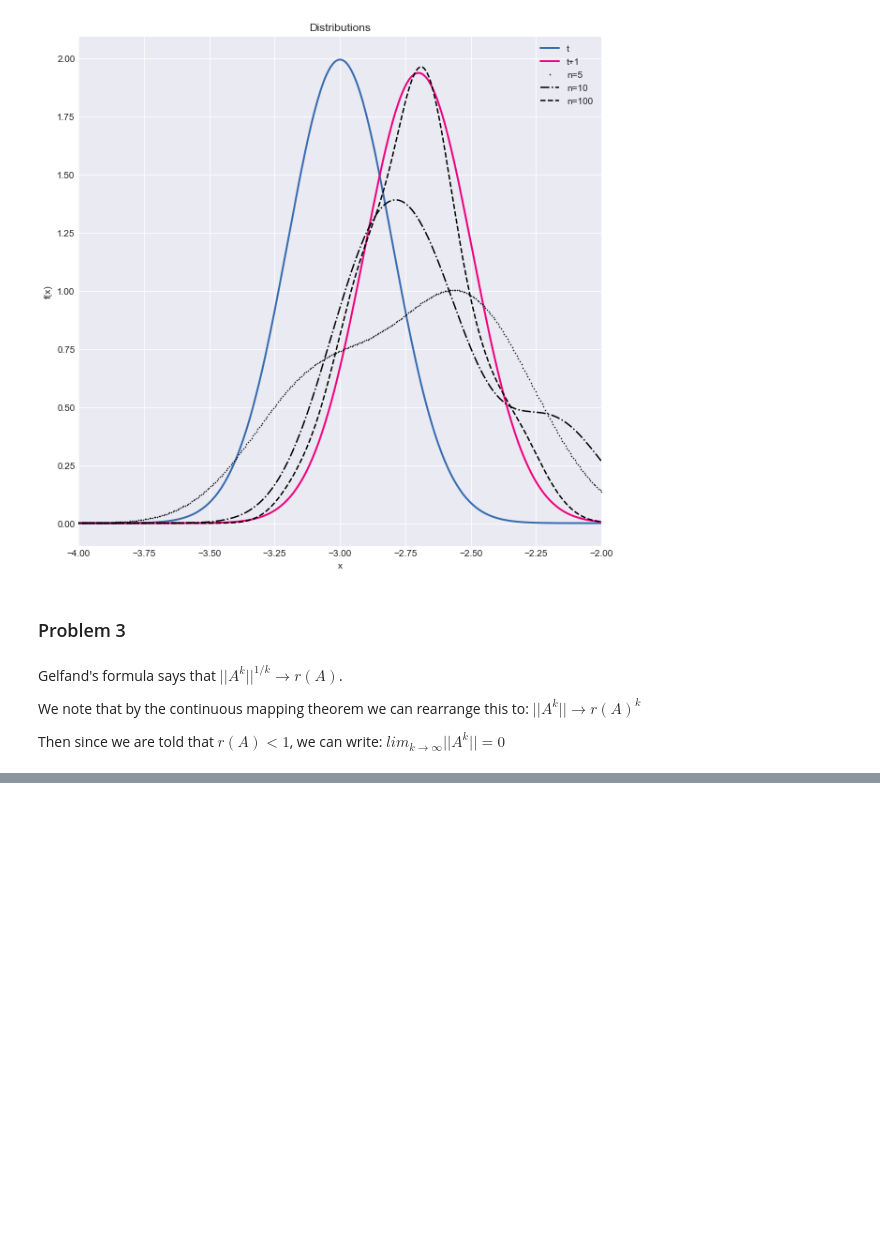
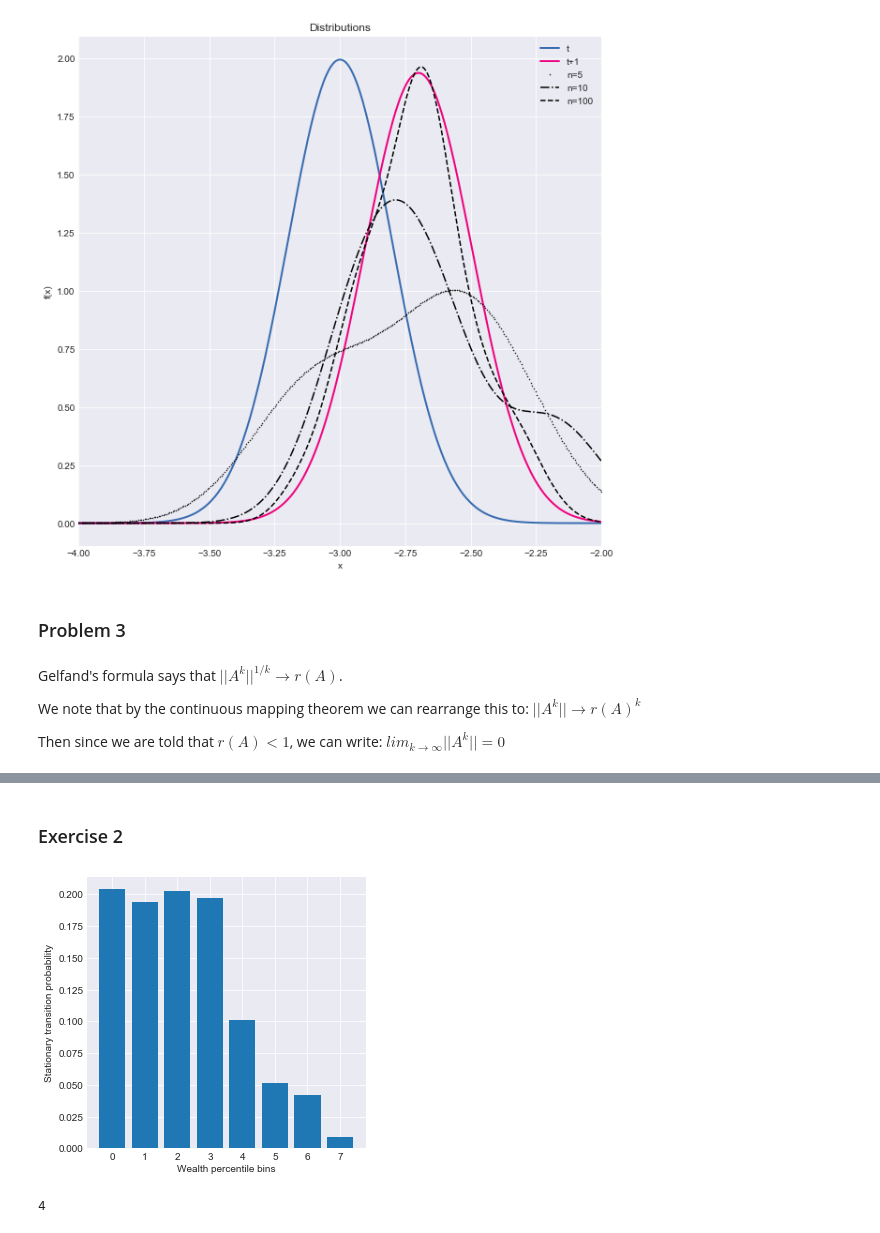
Before and after one commit to TimMunday/BootCamp2018, a Jupyter notebook: ProbSets/Econ/Week2/PS_2.ipynb, the cells around one changed output, grey strips where cells are left out. Cells and saved outputs as stored; diff of their text form; code cells hidden in the pictures; blank space fills up the shorter version.

```diff
--- a/ProbSets/Econ/Week2/PS_2.ipynb
+++ b/ProbSets/Econ/Week2/PS_2.ipynb
@@ -253,0 +292,25 @@ Then since we are told that $r(A) < 1$, we can write: $lim_{k \to \infty}||A^k||
+# %% [markdown]
+### Exercise 2
+# %%
+n = 10000
+approx_dist = mc.simulate(ts_length = n, init=1)
+
+y_0 = (approx_dist == 0).sum()/n
+y_1 = (approx_dist == 1).sum()/n
+y_2 = (approx_dist == 2).sum()/n
+y_3 = (approx_dist == 3).sum()/n
+y_4 = (approx_dist == 4).sum()/n
+y_5 = (approx_dist == 5).sum()/n
+y_6 = (approx_dist == 6).sum()/n
+y_7 = (approx_dist == 7).sum()/n
+
+x = range(8)
+
+plt.figure(figsize=(5, 5))
+plt.bar(x, [y_0, y_1, y_2, y_3, y_4, y_5, y_6, y_7])
+plt.xlabel('Wealth percentile bins')
+plt.ylabel('Stationary transition probability')
+plt.show()
+# %% [output]
+[figure, added]
+4
```
Also changed, not shown: parts of 8 cells of this notebook, 7 other files.
